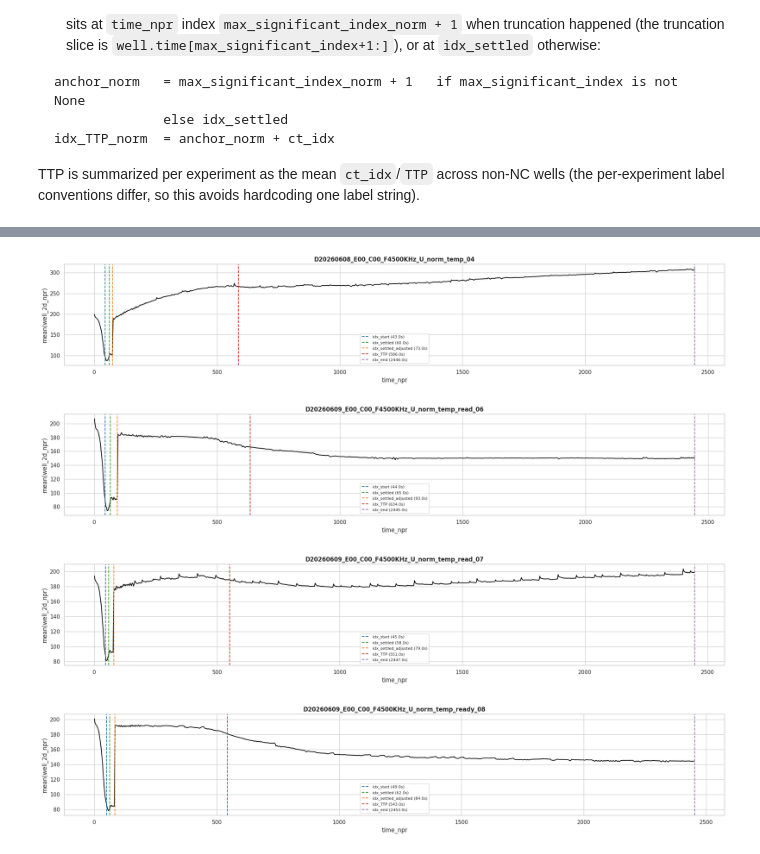
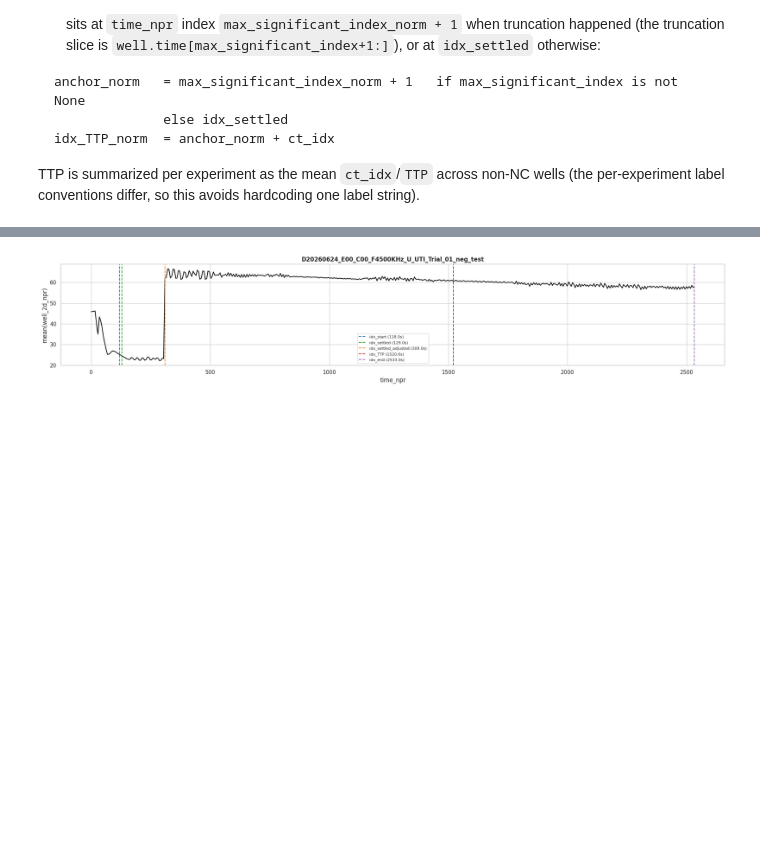
Before and after one commit to kautsarg/POC_DDM, a Jupyter notebook: gk_code/main/chip_timing_markers_analysis.ipynb, the cells around one changed output, grey strips where cells are left out. Cells and saved outputs as stored; diff of their text form; code cells hidden in the pictures; blank space fills up the shorter version.

```diff
--- a/gk_code/main/chip_timing_markers_analysis.ipynb
+++ b/gk_code/main/chip_timing_markers_analysis.ipynb
@@ -341,6 +314,7 @@ def process_all_curves_pixel_level(exp_folders):
         df_std['Experiment'] = exp_name
         df_std['Well_ID'] = y_well
         df_std['Label'] = y_label
+        df_std = df_std.loc[:, ~df_std.columns.duplicated()]
         pixel_records.append(df_std)
 
         for well_id in unique_wells:
@@ -539,8 +504,8 @@ anchor_df["anchor_norm"] = np.where(
 )
 
 # --- Per-well table: join anchors onto every well's own ct_idx/TTP ---
-per_well_df = well_agg_df_filtered[["Experiment", "Well_ID", "Label", "ct_idx", "TTP"]].merge(
-    anchor_df, on="Experiment", how="left"
+per_well_df = well_agg_df_filtered[["Experiment", "Label", "Well_ID", "ct_idx", "TTP"]].merge(
+    anchor_df, on=["Experiment"], how="left"
 )
 per_well_df["idx_TTP_norm"] = per_well_df["anchor_norm"] + per_well_df["ct_idx"]
 
@@ -556,12 +521,13 @@ def add_timestamps(df, idx_cols):
     return df
 
 per_well_df = add_timestamps(per_well_df, sequence)
-per_well_df = per_well_df[per_well_df.Label == 'Target'].reset_index()
+# per_well_df = per_well_df[per_well_df.Label.isin(['Target', 'RealTarget', 'RealTarget-2'])].reset_index()
+per_well_df = per_well_df[per_well_df.Label.isin(['RealTarget'])].reset_index()
 # %%
 summary_df = (
     per_well_df[~per_well_df["Label"].str.startswith("NC")]
-    .groupby("Experiment", as_index=False)["idx_TTP_norm"].mean()
-    .merge(anchor_df[["Experiment", "idx_start", "idx_settled", "max_significant_index_norm", "idx_end"]], on="Experiment")
+    .groupby(["Experiment"], as_index=False)["idx_TTP_norm"].mean()
+    .merge(anchor_df[["Experiment", "idx_start", "idx_settled", "max_significant_index_norm", "idx_end"]], on=["Experiment"])
 )
 summary_df = add_timestamps(summary_df, sequence)
 # %%
@@ -668,7 +638,8 @@ colors = {
     "idx_TTP": "tab:red", "idx_end": "tab:purple",
 }
 
-for exp_name in summary_df["Experiment"].unique():
+# for exp_name in summary_df["Experiment"].unique():
+for exp_name in [summary_df["Experiment"].unique()[-1]]:
     wells = loaded_exp_data[exp_name][0].wells_list
 
     x = wells[0].time_npr  # same across all wells in this experiment
@@ -720,32 +682,30 @@ summary_df[["Experiment", "idx_start", "idx_settled", "idx_settled_adjusted", "i
 # %%
-for exp_name in summary_df["Experiment"].unique():
+# for exp_name in summary_df["Experiment"].unique():
+for exp_name in [summary_df["Experiment"].unique()[-1]]:
     wells = loaded_exp_data[exp_name][0].wells_list
 
     x = wells[0].time_npr  # same across all wells in this experiment
     y = np.mean([np.mean(w.well_2d_npr, axis=1) for w in wells], axis=0)
 
     fig, ax = plt.subplots(figsize=(20, 4))
     ax.plot(x, y, color="black", lw=1.5)
 
     row = summary_df[summary_df["Experiment"] == exp_name].iloc[0]
     for key in sequence:
         idx = row[key]
         if pd.isna(idx):
             continue
         idx = int(idx)
         t = row[f"t_{key}"]
         if 0 <= idx < len(x):
             ax.axvline(x[idx], color=colors[key], linestyle="--", lw=1.5,
                        label=f"{key} ({t:.1f}s)")
 
     ax.set_title(f"{exp_name}", fontsize=12, fontweight="bold")
     ax.set_xlabel("time_npr")
     ax.set_ylabel("mean(well_2d_npr)")
     ax.legend(fontsize=8)
     plt.tight_layout()
     plt.show()
 # %% [output]
-[figure, old version]
+[figure, new version]
-[figure, removed]
-[figure, removed]
-[figure, removed]
```
Also changed, not shown: parts of 17 cells of this notebook, 10 other files.
